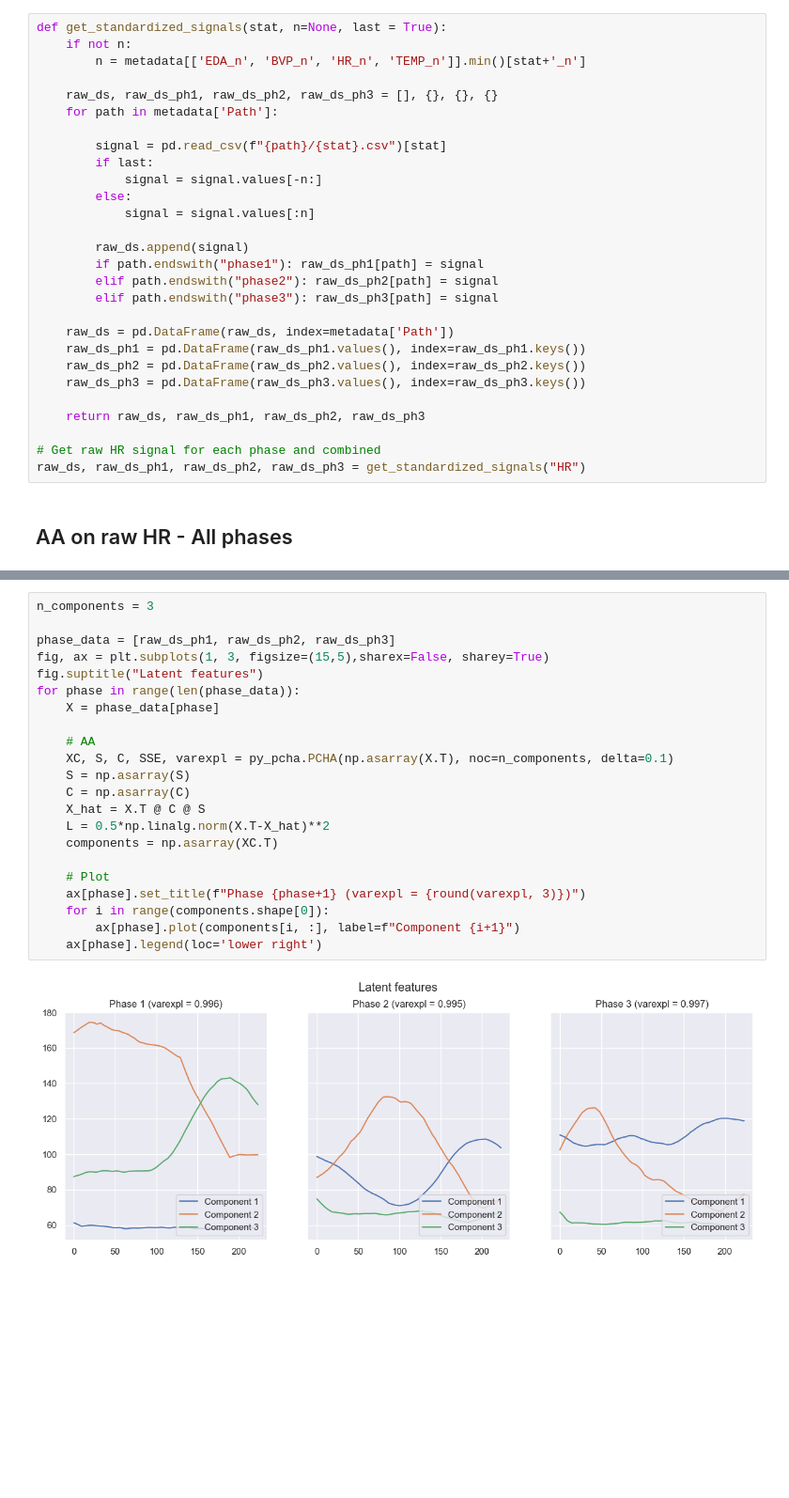
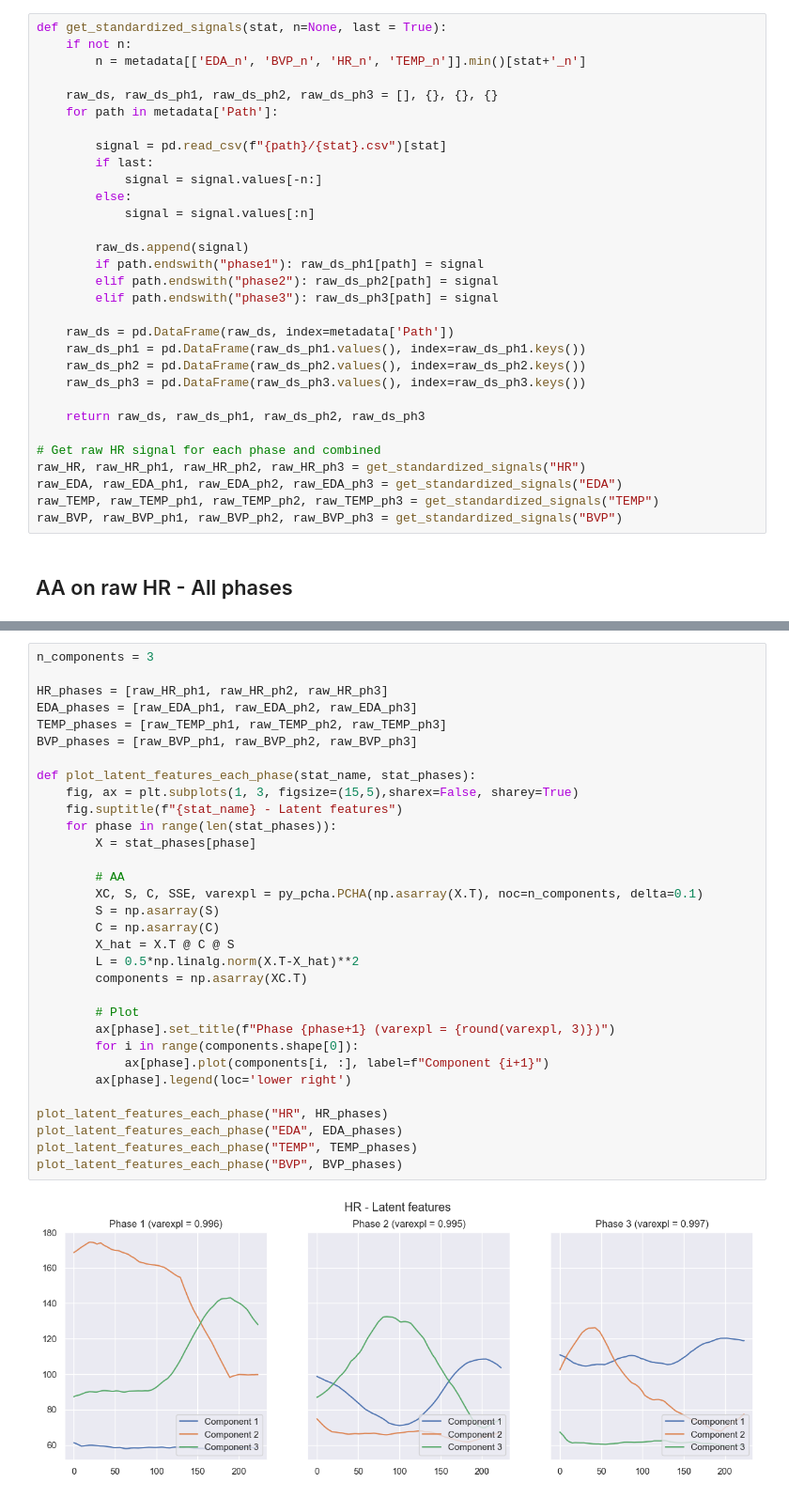
Before and after one commit to tbarcinski/02582-Computational-Data-Analysis, a Jupyter notebook: Case2/AA.ipynb, the cells around one changed output, grey strips where cells are left out. Shown at 94% size. Drawn from its saved outputs; the diff is of its cells as text; blank space fills up the shorter version.

Commit message:
on each phase, each signal, different no. comp

```diff
--- a/Case2/AA.ipynb
+++ b/Case2/AA.ipynb
@@ -104,7 +106,10 @@ def get_standardized_signals(stat, n=None, last = True):
     return raw_ds, raw_ds_ph1, raw_ds_ph2, raw_ds_ph3
 
 # Get raw HR signal for each phase and combined
-raw_ds, raw_ds_ph1, raw_ds_ph2, raw_ds_ph3 = get_standardized_signals("HR")
+raw_HR, raw_HR_ph1, raw_HR_ph2, raw_HR_ph3 = get_standardized_signals("HR")
+raw_EDA, raw_EDA_ph1, raw_EDA_ph2, raw_EDA_ph3 = get_standardized_signals("EDA")
+raw_TEMP, raw_TEMP_ph1, raw_TEMP_ph2, raw_TEMP_ph3 = get_standardized_signals("TEMP")
+raw_BVP, raw_BVP_ph1, raw_BVP_ph2, raw_BVP_ph3 = get_standardized_signals("BVP")
 # %% [markdown]
 ## AA on raw HR - All phases
 # %%
@@ -141,24 +146,34 @@ Variance explained: 0.996087013930849
 # %%
 n_components = 3
 
-phase_data = [raw_ds_ph1, raw_ds_ph2, raw_ds_ph3]
-fig, ax = plt.subplots(1, 3, figsize=(15,5),sharex=False, sharey=True)
-fig.suptitle("Latent features")
-for phase in range(len(phase_data)):
-    X = phase_data[phase]
+HR_phases = [raw_HR_ph1, raw_HR_ph2, raw_HR_ph3]
+EDA_phases = [raw_EDA_ph1, raw_EDA_ph2, raw_EDA_ph3]
+TEMP_phases = [raw_TEMP_ph1, raw_TEMP_ph2, raw_TEMP_ph3]
+BVP_phases = [raw_BVP_ph1, raw_BVP_ph2, raw_BVP_ph3]
 
-    # AA
-    XC, S, C, SSE, varexpl = py_pcha.PCHA(np.asarray(X.T), noc=n_components, delta=0.1)
-    S = np.asarray(S)
-    C = np.asarray(C)
-    X_hat = X.T @ C @ S
-    L = 0.5*np.linalg.norm(X.T-X_hat)**2
-    components = np.asarray(XC.T)
+def plot_latent_features_each_phase(stat_name, stat_phases):
+    fig, ax = plt.subplots(1, 3, figsize=(15,5),sharex=False, sharey=True)
+    fig.suptitle(f"{stat_name} - Latent features")
+    for phase in range(len(stat_phases)):
+        X = stat_phases[phase]
 
-    # Plot
-    ax[phase].set_title(f"Phase {phase+1} (varexpl = {round(varexpl, 3)})")
-    for i in range(components.shape[0]):
-        ax[phase].plot(components[i, :], label=f"Component {i+1}")
-    ax[phase].legend(loc='lower right')
+        # AA
+        XC, S, C, SSE, varexpl = py_pcha.PCHA(np.asarray(X.T), noc=n_components, delta=0.1)
+        S = np.asarray(S)
+        C = np.asarray(C)
+        X_hat = X.T @ C @ S
+        L = 0.5*np.linalg.norm(X.T-X_hat)**2
+        components = np.asarray(XC.T)
+
+        # Plot
+        ax[phase].set_title(f"Phase {phase+1} (varexpl = {round(varexpl, 3)})")
+        for i in range(components.shape[0]):
+            ax[phase].plot(components[i, :], label=f"Component {i+1}")
+        ax[phase].legend(loc='lower right')
+
+plot_latent_features_each_phase("HR", HR_phases)
+plot_latent_features_each_phase("EDA", EDA_phases)
+plot_latent_features_each_phase("TEMP", TEMP_phases)
+plot_latent_features_each_phase("BVP", BVP_phases)
 # %% [output]
-[figure, old version]
+[figure, new version]
```
Also changed, not shown: parts of 18 cells of this notebook.
